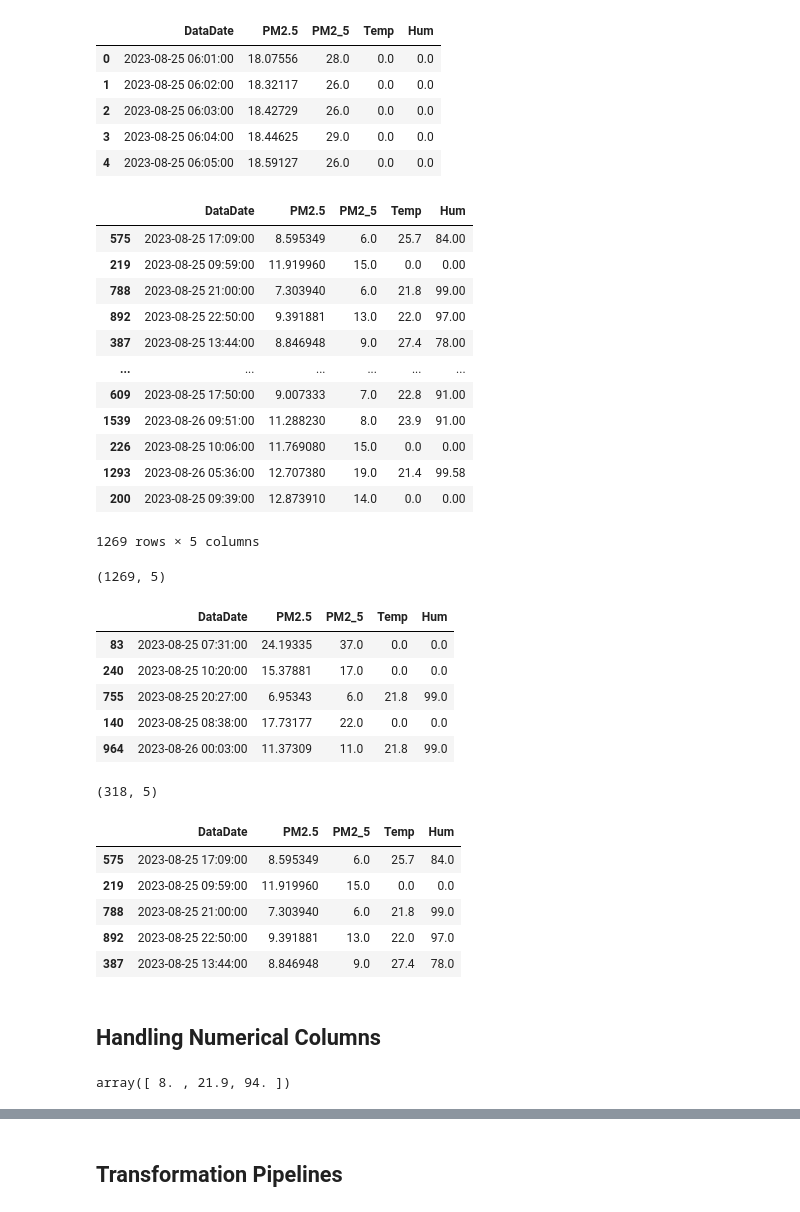
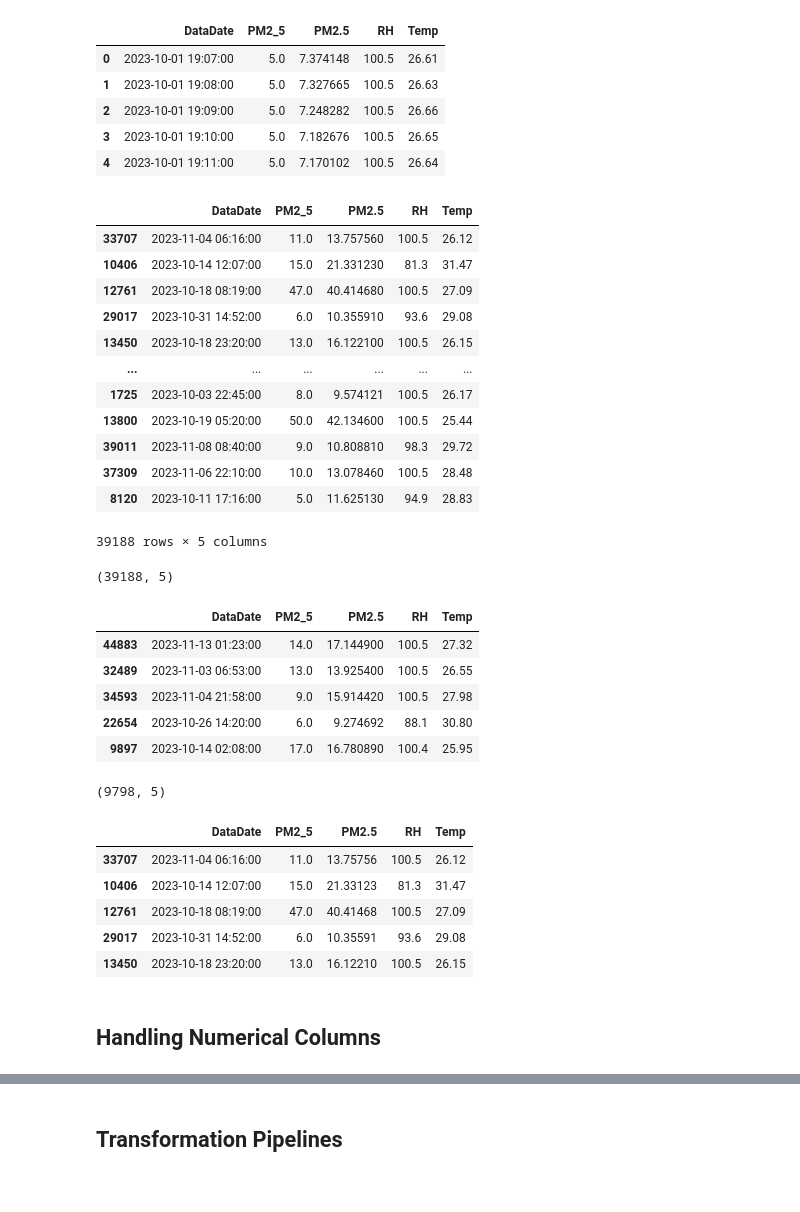
Before and after one commit to moadams847/Air_Sensor_ML_Calibration_Setup, a Jupyter notebook: notebook/model_training.ipynb, the cells around one changed output, grey strips where cells are left out. Cells and saved outputs as stored; diff of their text form; code cells hidden in the pictures.

```diff
--- a/notebook/model_training.ipynb
+++ b/notebook/model_training.ipynb
@@ -19,59 +19,64 @@ from sklearn.metrics import mean_squared_error, mean_absolute_error, r2_score
 from sklearn.feature_selection import SelectFromModel
 # %%
 #load data
-merge_csv = pd.read_csv('data/merged_data.csv', parse_dates=['DataDate'])
+merge_csv = pd.read_csv('data/Teledyne_vs_sensor_data_ENE00950.csv', parse_dates=['DataDate'])
+merge_csv = merge_csv[merge_csv['PM2_5'] != 0]
+merge_csv = merge_csv[merge_csv['PM2.5'] != 0]
+merge_csv = merge_csv[merge_csv['PM.10'] != 0]
+merge_csv = merge_csv[['DataDate', 'PM2_5', 'PM2.5','RH', 'Temp']]
 merge_csv.head()
 # %% [output]
-|  | DataDate | PM2.5 | PM2_5 | Temp | Hum |
-| 0 | 2023-08-25 06:01:00 | 18.07556 | 28.0 | 0.0 | 0.0 |
-| 1 | 2023-08-25 06:02:00 | 18.32117 | 26.0 | 0.0 | 0.0 |
-| 2 | 2023-08-25 06:03:00 | 18.42729 | 26.0 | 0.0 | 0.0 |
-| 3 | 2023-08-25 06:04:00 | 18.44625 | 29.0 | 0.0 | 0.0 |
-| 4 | 2023-08-25 06:05:00 | 18.59127 | 26.0 | 0.0 | 0.0 |
+|  | DataDate | PM2_5 | PM2.5 | RH | Temp |
+| 0 | 2023-10-01 19:07:00 | 5.0 | 7.374148 | 100.5 | 26.61 |
+| 1 | 2023-10-01 19:08:00 | 5.0 | 7.327665 | 100.5 | 26.63 |
+| 2 | 2023-10-01 19:09:00 | 5.0 | 7.248282 | 100.5 | 26.66 |
+| 3 | 2023-10-01 19:10:00 | 5.0 | 7.182676 | 100.5 | 26.65 |
+| 4 | 2023-10-01 19:11:00 | 5.0 | 7.170102 | 100.5 | 26.64 |
 # %%
 train_set, test_set = train_test_split(merge_csv, test_size=0.2, random_state=485645)
 train_set
 # %% [output]
-|  | DataDate | PM2.5 | PM2_5 | Temp | Hum |
-| 575 | 2023-08-25 17:09:00 | 8.595349 | 6.0 | 25.7 | 84.00 |
-| 219 | 2023-08-25 09:59:00 | 11.919960 | 15.0 | 0.0 | 0.00 |
-| 788 | 2023-08-25 21:00:00 | 7.303940 | 6.0 | 21.8 | 99.00 |
-| 892 | 2023-08-25 22:50:00 | 9.391881 | 13.0 | 22.0 | 97.00 |
-| 387 | 2023-08-25 13:44:00 | 8.846948 | 9.0 | 27.4 | 78.00 |
+|  | DataDate | PM2_5 | PM2.5 | RH | Temp |
+| 33707 | 2023-11-04 06:16:00 | 11.0 | 13.757560 | 100.5 | 26.12 |
+| 10406 | 2023-10-14 12:07:00 | 15.0 | 21.331230 | 81.3 | 31.47 |
+| 12761 | 2023-10-18 08:19:00 | 47.0 | 40.414680 | 100.5 | 27.09 |
+| 29017 | 2023-10-31 14:52:00 | 6.0 | 10.355910 | 93.6 | 29.08 |
+| 13450 | 2023-10-18 23:20:00 | 13.0 | 16.122100 | 100.5 | 26.15 |
 | ... | ... | ... | ... | ... | ... |
-| 609 | 2023-08-25 17:50:00 | 9.007333 | 7.0 | 22.8 | 91.00 |
-| 1539 | 2023-08-26 09:51:00 | 11.288230 | 8.0 | 23.9 | 91.00 |
-| 226 | 2023-08-25 10:06:00 | 11.769080 | 15.0 | 0.0 | 0.00 |
-| 1293 | 2023-08-26 05:36:00 | 12.707380 | 19.0 | 21.4 | 99.58 |
-| 200 | 2023-08-25 09:39:00 | 12.873910 | 14.0 | 0.0 | 0.00 |
+| 1725 | 2023-10-03 22:45:00 | 8.0 | 9.574121 | 100.5 | 26.17 |
+| 13800 | 2023-10-19 05:20:00 | 50.0 | 42.134600 | 100.5 | 25.44 |
+| 39011 | 2023-11-08 08:40:00 | 9.0 | 10.808810 | 98.3 | 29.72 |
+| 37309 | 2023-11-06 22:10:00 | 10.0 | 13.078460 | 100.5 | 28.48 |
+| 8120 | 2023-10-11 17:16:00 | 5.0 | 11.625130 | 94.9 | 28.83 |
-1269 rows × 5 columns
+39188 rows × 5 columns
 # %%
 train_set.shape
 # %% [output]
-(1269, 5)
+(39188, 5)
 # %%
 test_set.head()
 # %% [output]
-|  | DataDate | PM2.5 | PM2_5 | Temp | Hum |
-| 83 | 2023-08-25 07:31:00 | 24.19335 | 37.0 | 0.0 | 0.0 |
-| 240 | 2023-08-25 10:20:00 | 15.37881 | 17.0 | 0.0 | 0.0 |
-| 755 | 2023-08-25 20:27:00 | 6.95343 | 6.0 | 21.8 | 99.0 |
-| 140 | 2023-08-25 08:38:00 | 17.73177 | 22.0 | 0.0 | 0.0 |
-| 964 | 2023-08-26 00:03:00 | 11.37309 | 11.0 | 21.8 | 99.0 |
+|  | DataDate | PM2_5 | PM2.5 | RH | Temp |
+| 44883 | 2023-11-13 01:23:00 | 14.0 | 17.144900 | 100.5 | 27.32 |
+| 32489 | 2023-11-03 06:53:00 | 13.0 | 13.925400 | 100.5 | 26.55 |
+| 34593 | 2023-11-04 21:58:00 | 9.0 | 15.914420 | 100.5 | 27.98 |
+| 22654 | 2023-10-26 14:20:00 | 6.0 | 9.274692 | 88.1 | 30.80 |
+| 9897 | 2023-10-14 02:08:00 | 17.0 | 16.780890 | 100.4 | 25.95 |
 # %%
 test_set.shape
 # %% [output]
-(318, 5)
+(9798, 5)
 # %%
+#make copy of train_set
 calibration_df = train_set.copy()
 calibration_df.head()
 # %% [output]
-|  | DataDate | PM2.5 | PM2_5 | Temp | Hum |
-| 575 | 2023-08-25 17:09:00 | 8.595349 | 6.0 | 25.7 | 84.0 |
-| 219 | 2023-08-25 09:59:00 | 11.919960 | 15.0 | 0.0 | 0.0 |
-| 788 | 2023-08-25 21:00:00 | 7.303940 | 6.0 | 21.8 | 99.0 |
-| 892 | 2023-08-25 22:50:00 | 9.391881 | 13.0 | 22.0 | 97.0 |
-| 387 | 2023-08-25 13:44:00 | 8.846948 | 9.0 | 27.4 | 78.0 |
+|  | DataDate | PM2_5 | PM2.5 | RH | Temp |
+| 33707 | 2023-11-04 06:16:00 | 11.0 | 13.75756 | 100.5 | 26.12 |
+| 10406 | 2023-10-14 12:07:00 | 15.0 | 21.33123 | 81.3 | 31.47 |
+| 12761 | 2023-10-18 08:19:00 | 47.0 | 40.41468 | 100.5 | 27.09 |
+| 29017 | 2023-10-31 14:52:00 | 6.0 | 10.35591 | 93.6 | 29.08 |
+| 13450 | 2023-10-18 23:20:00 | 13.0 | 16.12210 | 100.5 | 26.15 |
 # %% [markdown]
 ## Handling Numerical Columns
 # %%
@@ -81,9 +88,4 @@ calibration_df_labels = train_set['PM2.5'].copy()
 from sklearn.impute import SimpleImputer
 imputer = SimpleImputer(strategy="median")
 calibration_df_num = calibration_df.drop("DataDate", axis=1)
-# %%
-imputer.fit(calibration_df_num)
-imputer.statistics_
-# %% [output]
-array([ 8. , 21.9, 94. ])
 # %%
```
Also changed, not shown: parts of 37 cells of this notebook, 20 other files.
